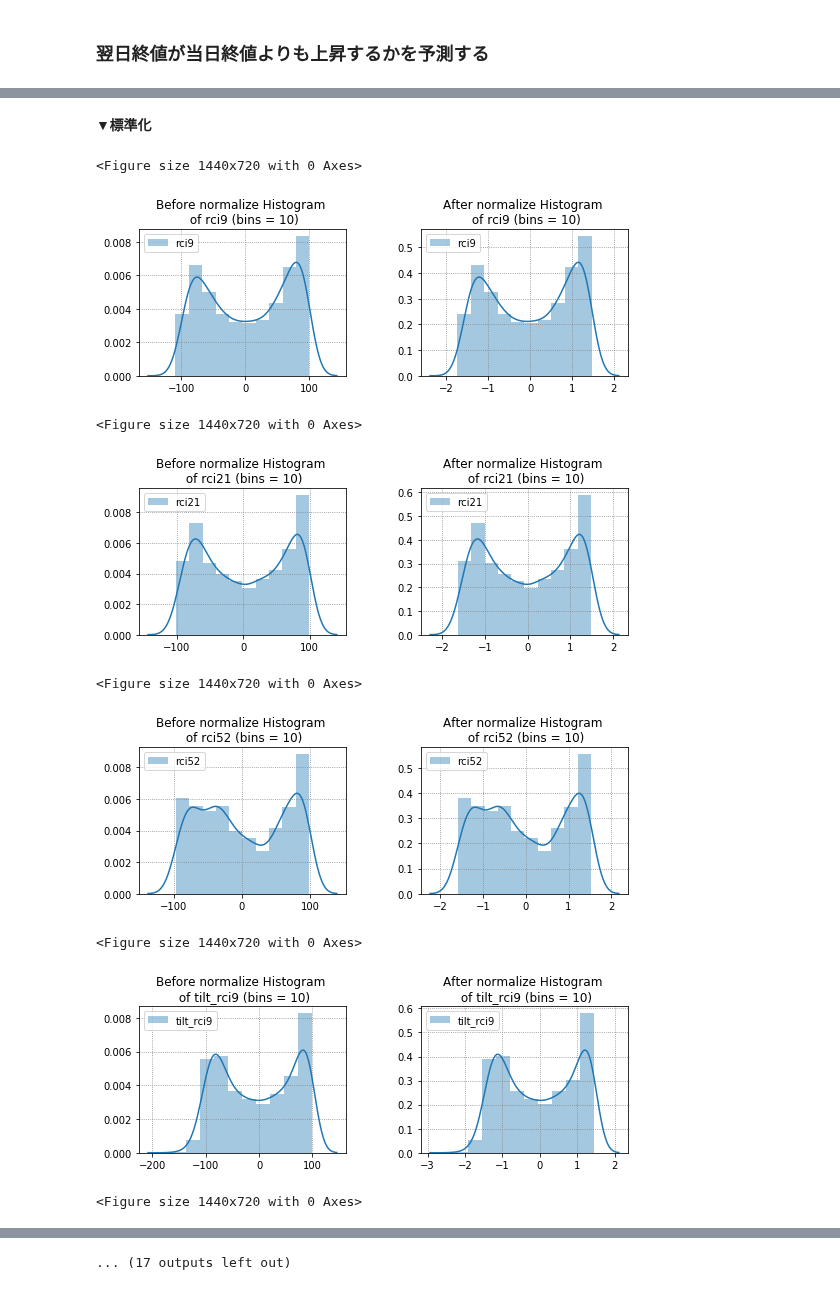
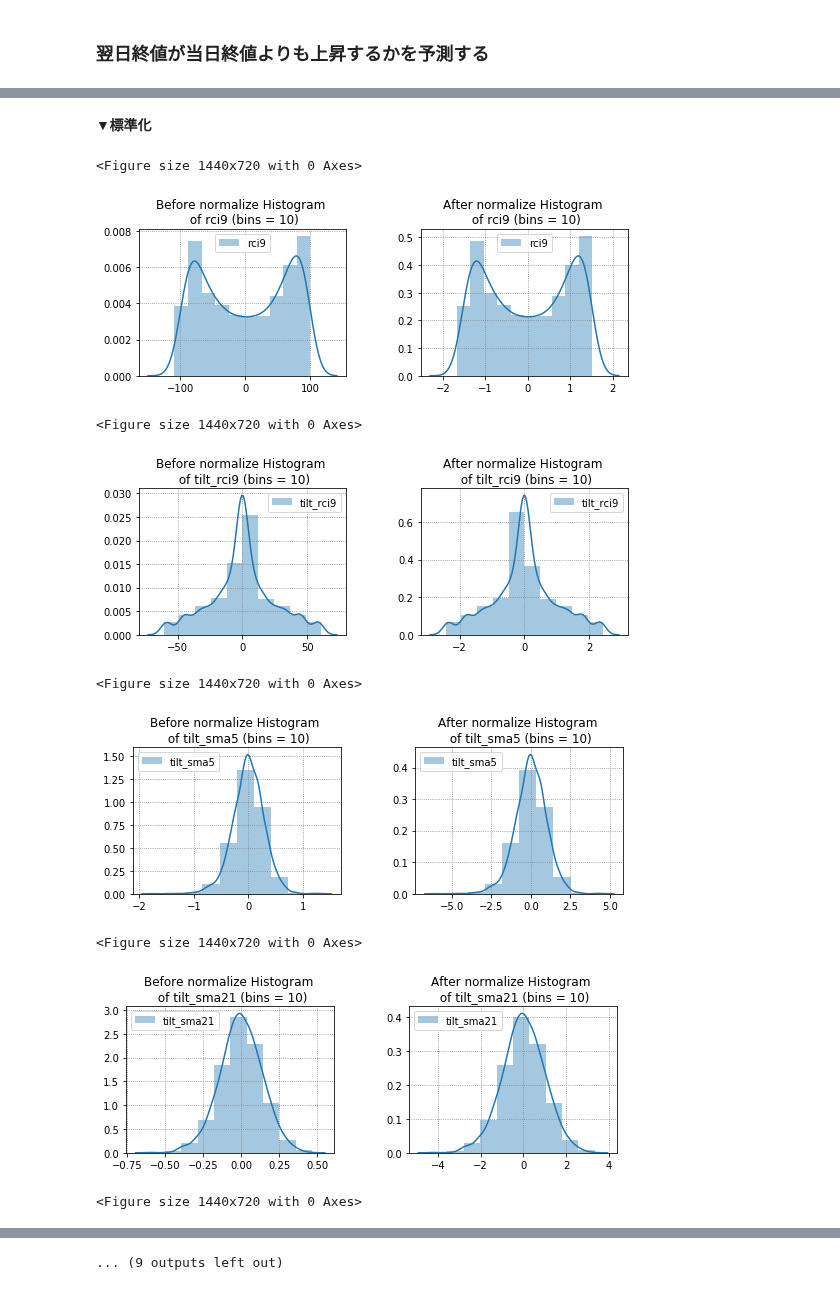
Before and after one commit to arsma12/MLDL, a Jupyter notebook: StockPriceForecast/FX_USDJPY_01.ipynb, the cells around one changed output, grey strips where cells are left out. Drawn from its saved outputs; the diff is of its cells as text; code cells hidden in the pictures.

```diff
--- a/StockPriceForecast/FX_USDJPY_01.ipynb
+++ b/StockPriceForecast/FX_USDJPY_01.ipynb
@@ -331,17 +338,17 @@ plt.show()
 ### 翌日終値が当日終値よりも上昇するかを予測する
 # %%
 # 翌日終値 - 当日終値で差分を計算
-df['Close_1DayAdd'] = df.Close.shift(-1)
-df['Diff'] = df['Close_1DayAdd'] - df['Close']
+df['close_1dayAdd'] = df.close.shift(-1)
+df['diff'] = df['close_1dayAdd'] - df['close']
 df = df[:-1]
 
 # 上昇したら「1」、下降したら「0」へデータを変換
-mask1 = df['Diff'] >= 0.1   # 上昇した
-mask2 = df['Diff'] < 0.1
+mask1 = df['diff'] >= 0.0   # 上昇した
+mask2 = df['diff'] < 0.0
 
-column_name = 'Diff'
-df.loc[mask1, 'Target'] = 1 # 買い
-df.loc[mask2, 'Target'] = 0 # 様子見
+column_name = 'diff'
+df.loc[mask1, 'target'] = 1 # 買い
+df.loc[mask2, 'target'] = 0 # 様子見
 
 #df.rename(columns={'Diff' : 'Target'}, inplace=True)
 # %%
@@ -394,18 +401,19 @@ sns.heatmap(corrmat, annot=True, fmt='1.1f', vmax=1, vmin=-1, center=0)
 # %%
 # データセットの行数、列数を取得
 split_row = np.int(train_size * df.shape[0])
-X_all_df = df.drop(['Date','Close_1DayAdd','Diff','Target','Open','High','Low','Close','sma5','sma25','sma75'], axis=1)
+X_all_df = df.drop(['time','open','high','low','close','close_1dayAdd','diff','target','sma5','sma21','ema10'], axis=1)
 
 # 直近の5行を表示
 display(X_all_df.tail(10))
 
-# -------------------------------------------------
 # 標準化項目リスト
-enc_norm_col = ['rci9','rci21','rci52',
-                'tilt_rci9','tilt_rci21','tilt_rci52',
-                'tilt9','tilt21','tilt52',
-                'tilt_sma5','tilt_sma25','tilt_sma75',
-               'day_diff']
+enc_norm_col = ['rci9',
+                'tilt_rci9',
+                'tilt_sma5','tilt_sma21',
+                'tilt_ema10',
+                'rsi14',
+                'tilt_rsi14',
+                'day_diff1','day_diff2']
 
 # 標準化する列名と列番号の辞書
 dic_norm_col = {}
@@ -416,7 +424,7 @@ X_columns = X_all_df.columns
 # -------------------------------------------------
 # ndarrayに変換
 X_all = X_all_df.values
-y_all = df['Target'].values
+y_all = df['target'].values
 
 X_train = X_all[:split_row, :]
 y_train = y_all[:split_row]
@@ -453,7 +461,6 @@ for col_name,col_idx in dic_norm_col.items():
     plt.tight_layout() # 重ならないように
     plt.show()
 
-# 訓練データとテストデータのサイズを確認
-print(X_train.shape)
-print(X_test.shape)
+# 直近の5行を表示
+display(X_all_df.tail(10))
 # %% [output]
@@ -471,12 +478,12 @@ print(X_test.shape)
 
 
 **▼標準化**
 <Figure size 1440x720 with 0 Axes>
-[figure, old version]
+[figure, new version]
 <Figure size 1440x720 with 0 Axes>
-[figure, old version]
+[figure, new version]
 <Figure size 1440x720 with 0 Axes>
-[figure, old version]
+[figure, new version]
 <Figure size 1440x720 with 0 Axes>
-[figure, old version]
+[figure, new version]
 <Figure size 1440x720 with 0 Axes>
@@ -484,4 +491,4 @@ print(X_test.shape)
-... (17 outputs left out)
+... (9 outputs left out)
 # %%
 dic_models = {} # アルゴリズムごとに結果を格納
 kfold = KFold(n_splits=5, random_state=1234)
```
Also changed, not shown: parts of 11 cells of this notebook.
